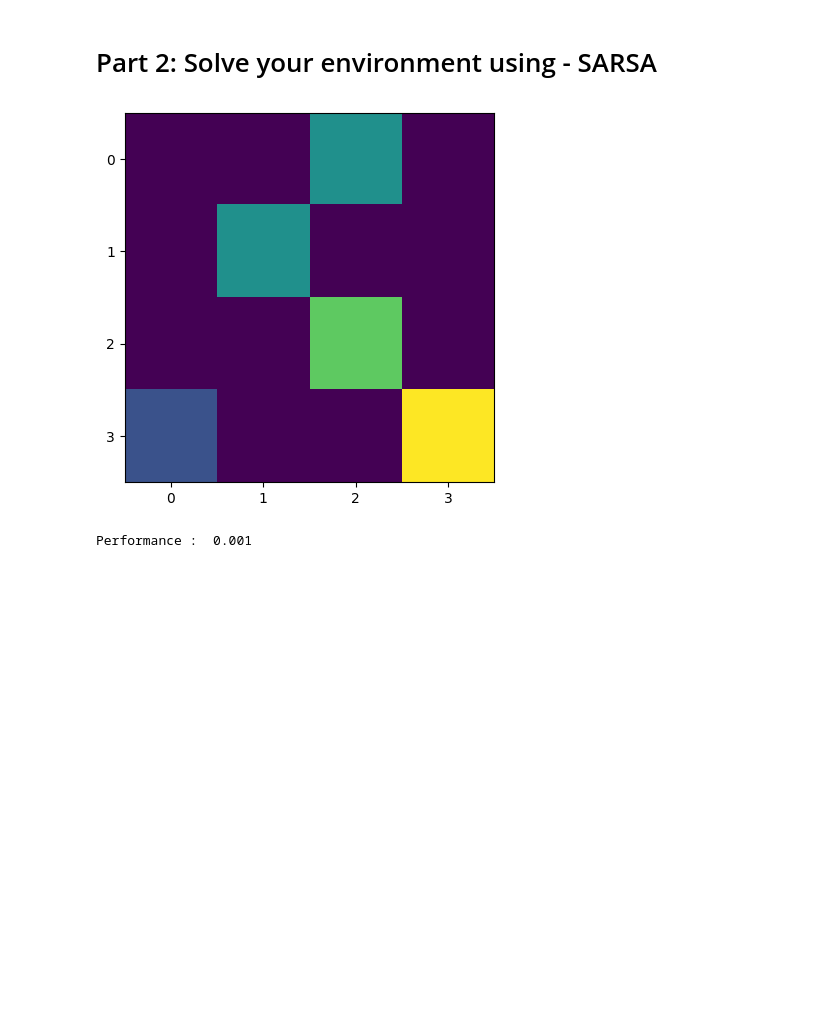
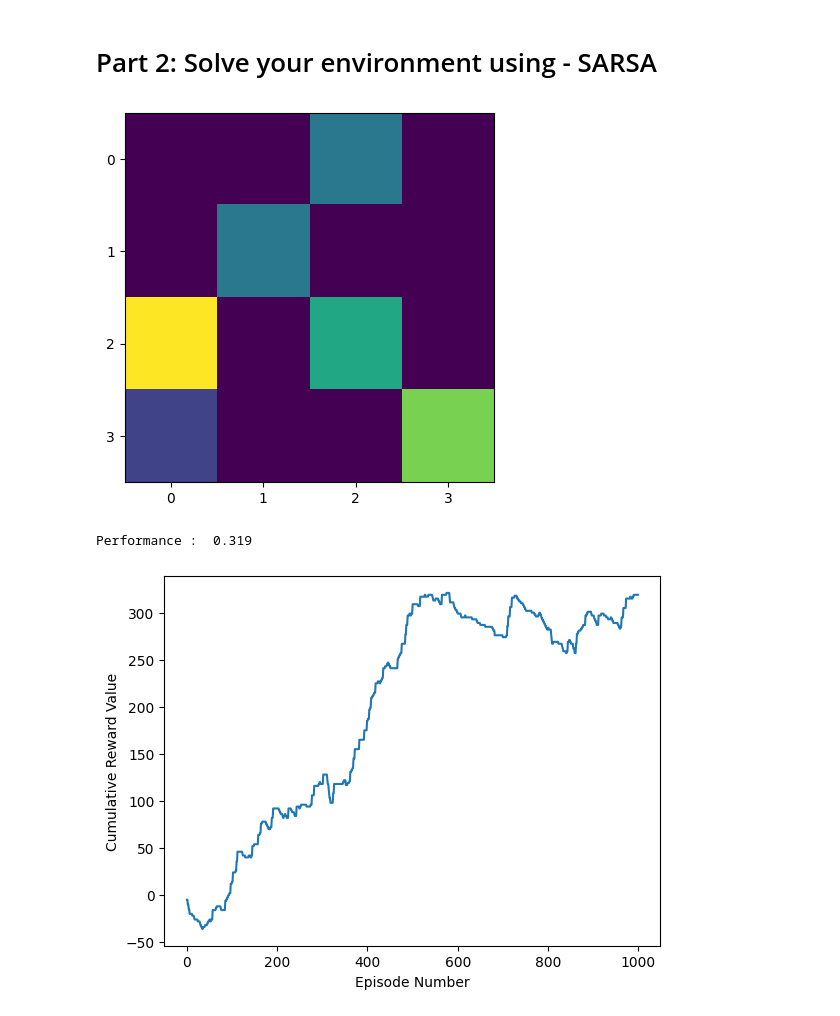
Before and after one commit to apolloin3D/574_HW3, a Jupyter notebook: mariadis_cicloss_assignment3.ipynb, the cells around one changed output. Saved outputs shown, nothing was run; the diff lists cells and outputs as text; code cells hidden in the pictures; blank space fills up the shorter version.

```diff
--- a/mariadis_cicloss_assignment3.ipynb
+++ b/mariadis_cicloss_assignment3.ipynb
@@ -80,7 +80,7 @@ class GridEnvironment(gym.Env):
         elif np.array_equal(self.agent_pos, [3,0]):
            reward = -5
         elif np.array_equal(self.agent_pos, [2,2]):
-           reward = 1
+           reward = 2
         elif np.array_equal(self.agent_pos, [0,2]):
            reward = -2
         self.timestep += 1
@@ -205,11 +205,11 @@ Reward is: 0
 # %% [markdown]
 # Part 2: Solve your environment using - SARSA
 # %%
-epsilon = 0.9
+epsilon = 0.75
 episodes = 1000
-max_steps = 10
+max_steps = 20
 alpha = 0.85
-gamma = 0.95
+gamma = 0.9
 
 Q = np.zeros((16, 4))
 # %%
@@ -228,7 +228,8 @@ def update(state1, state2, reward, action, action2):
     Q[state1, action] = Q[state1, action] + alpha * (target - predict)
 # %%
 #Initializing the reward
-reward=0
+reward_val=0
+reward_list = []
 
 #SARSA
 for episode in range(episodes):
@@ -256,15 +257,25 @@ for episode in range(episodes):
 
         #Updating the respective values
         t += 1
-        reward += 1
+        reward_val += reward
 
         #If at the end of learning process
         if done:
             break
+    reward_list.append(reward_val)
+
 env.render()
 # %% [output]
-[figure, old version]
+[figure, new version]
 # %%
-print ("Performance : ", reward/episodes)
+print ("Performance : ", reward_val/episodes)
 # %% [output]
-Performance :  0.001
+Performance :  0.319
+# %%
+import matplotlib.pyplot as plt
+plt.plot(list(range(episodes)),reward_list)
+plt.xlabel("Episode Number")
+plt.ylabel("Cumulative Reward Value")
+plt.show()
+# %% [output]
+[figure, added]
```
Also changed, not shown: parts of 8 cells of this notebook.
